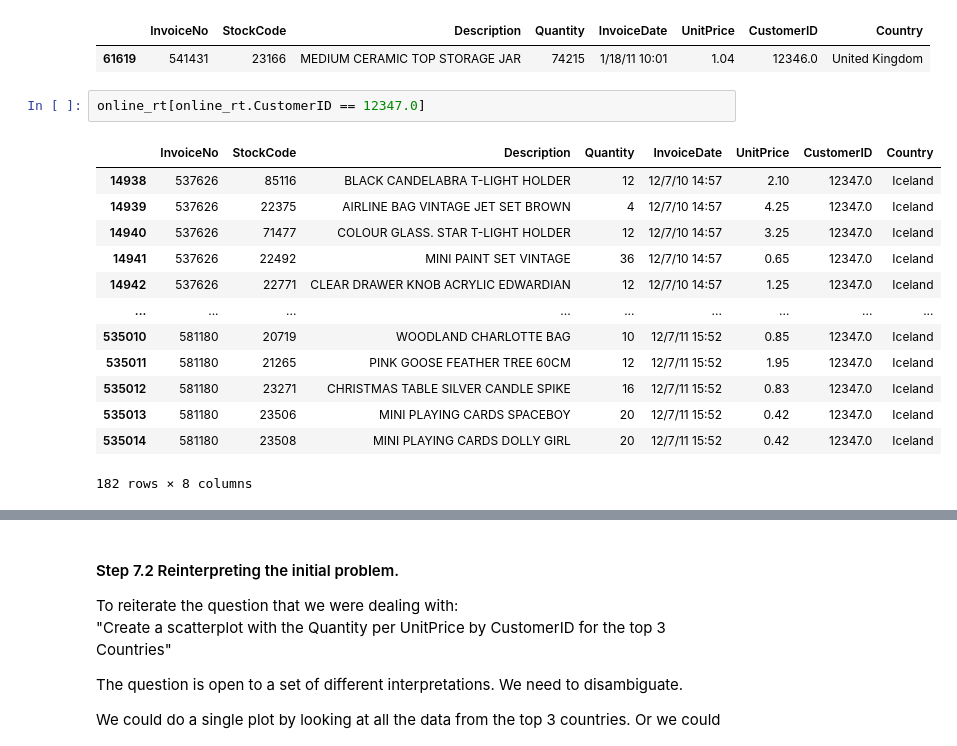
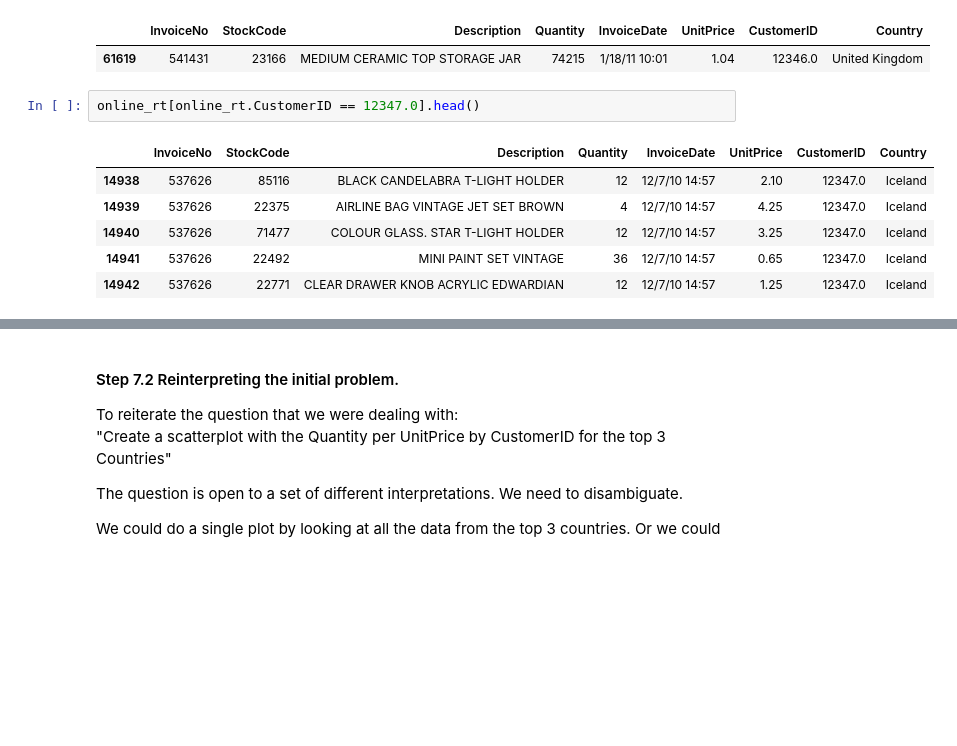
Before and after one commit to joaovitorez/octos-academy, a Jupyter notebook: 02. Data Handling/Exercises/07_Visualization/Online_Retail/Exercises.ipynb, the cells around one changed output, grey strips where cells are left out. Drawn from its saved outputs; the diff is of its cells as text; blank space fills up the shorter version.

```diff
--- a/02. Data Handling/Exercises/07_Visualization/Online_Retail/Exercises.ipynb
+++ b/02. Data Handling/Exercises/07_Visualization/Online_Retail/Exercises.ipynb
@@ -153,19 +154,12 @@ online_rt[online_rt.CustomerID == 12346.0]
 |  | InvoiceNo | StockCode | Description | Quantity | InvoiceDate | UnitPrice | CustomerID | Country |
 | 61619 | 541431 | 23166 | MEDIUM CERAMIC TOP STORAGE JAR | 74215 | 1/18/11 10:01 | 1.04 | 12346.0 | United Kingdom |
 # %%
-online_rt[online_rt.CustomerID == 12347.0]
+online_rt[online_rt.CustomerID == 12347.0].head()
 # %% [output]
 |  | InvoiceNo | StockCode | Description | Quantity | InvoiceDate | UnitPrice | CustomerID | Country |
 | 14938 | 537626 | 85116 | BLACK CANDELABRA T-LIGHT HOLDER | 12 | 12/7/10 14:57 | 2.10 | 12347.0 | Iceland |
 | 14939 | 537626 | 22375 | AIRLINE BAG VINTAGE JET SET BROWN | 4 | 12/7/10 14:57 | 4.25 | 12347.0 | Iceland |
 | 14940 | 537626 | 71477 | COLOUR GLASS. STAR T-LIGHT HOLDER | 12 | 12/7/10 14:57 | 3.25 | 12347.0 | Iceland |
 | 14941 | 537626 | 22492 | MINI PAINT SET VINTAGE | 36 | 12/7/10 14:57 | 0.65 | 12347.0 | Iceland |
 | 14942 | 537626 | 22771 | CLEAR DRAWER KNOB ACRYLIC EDWARDIAN | 12 | 12/7/10 14:57 | 1.25 | 12347.0 | Iceland |
-| ... | ... | ... | ... | ... | ... | ... | ... | ... |
-| 535010 | 581180 | 20719 | WOODLAND CHARLOTTE BAG | 10 | 12/7/11 15:52 | 0.85 | 12347.0 | Iceland |
-| 535011 | 581180 | 21265 | PINK GOOSE FEATHER TREE 60CM | 12 | 12/7/11 15:52 | 1.95 | 12347.0 | Iceland |
-| 535012 | 581180 | 23271 | CHRISTMAS TABLE SILVER CANDLE SPIKE | 16 | 12/7/11 15:52 | 0.83 | 12347.0 | Iceland |
-| 535013 | 581180 | 23506 | MINI PLAYING CARDS SPACEBOY | 20 | 12/7/11 15:52 | 0.42 | 12347.0 | Iceland |
-| 535014 | 581180 | 23508 | MINI PLAYING CARDS DOLLY GIRL | 20 | 12/7/11 15:52 | 0.42 | 12347.0 | Iceland |
-182 rows × 8 columns
 # %%
```
Also changed, not shown: parts of 4 cells of this notebook.
